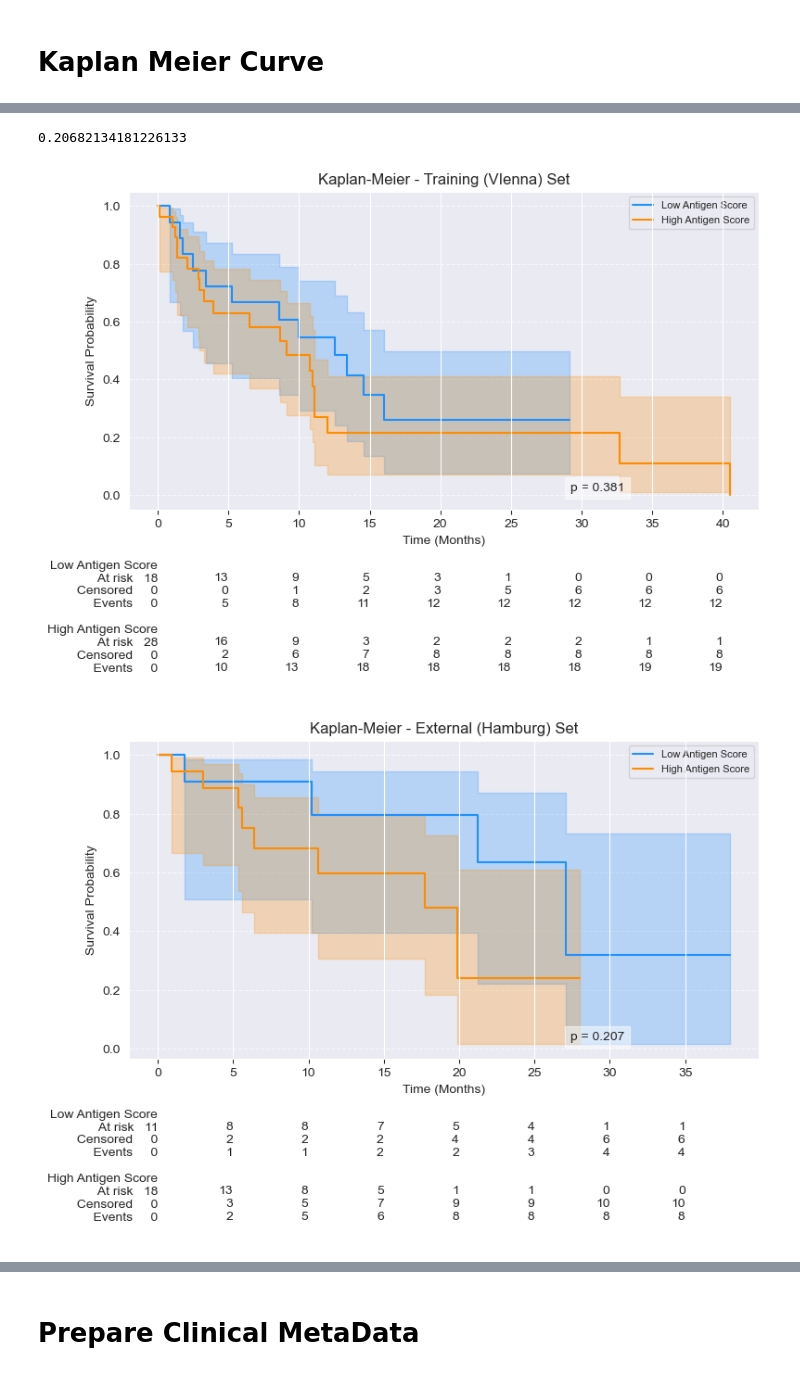
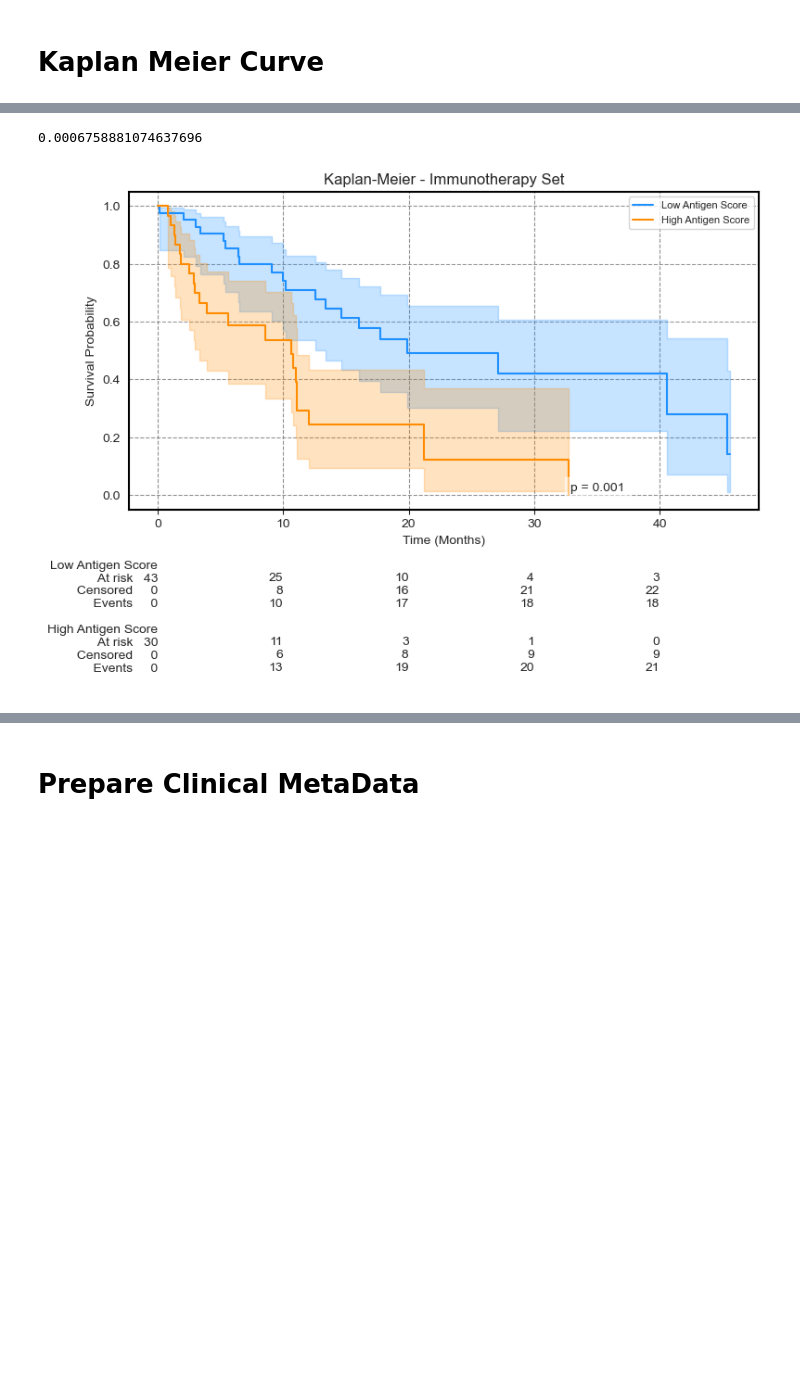
Before and after one commit to csReynaB/HCC-MUW, a Jupyter notebook: survival_analysis_HCC.ipynb, the cells around one changed output, grey strips where cells are left out. Cells and saved outputs as stored; diff of their text form; code cells hidden in the pictures; blank space fills up the shorter version.

Commit message:
Working on HCC project... Repeats shows similar pattern

```diff
--- a/survival_analysis_HCC.ipynb
+++ b/survival_analysis_HCC.ipynb
@@ -1069,0 +2615,12 @@ Passing `palette` without assigning `hue` is deprecated and will be removed in v
+# %%
+#62, 79, 36, 32, 20, 42, 45, 64, 1, 17
+#32 best so far, 36 good
+#20 externally good but responders vs ant score not good (20 peptides soso, but 15 or 25 not)
+# 42 externally good but responders vs ant score not good (20 pept multi model significant, but not 15 pept)
+# 45 externally good but use manual threshold tuning 0.45 instead of maxstat with 20peptides, responders vs antigen below 0.05 both
+results = load("/home/creyna/Vogl-lab_Projects_git/HCC/results_nestedCV/Renested_cv_results_bestmodel_auc_17.joblib")
+#results = load("nested_cv_results_bestmodel.joblib")
+#results = load("repeat_nested_cv_results_bestmodel_auc_1.joblib")
+train_shap_values = results['train_shap_values'].astype("Sparse[float]")
+#train_shap_values = train_shap_values[train_shap_values.index.isin(y_time_train.index)]
+results['c_index_train']
@@ -1090,0 +2801,5 @@ plot_table_top_features(feature_importance_train,
+# %%
+train_shap_values = results['train_shap_values']
+top_peptides_train = train_shap_values.abs().mean(0).sort_values(ascending=False).head(20).index
+antigen_scores_time_event_train, antigen_threshold_train, shap_scaler_train, antigen_scaler_train = calculate_antigen_scores_scaled(train_shap_values, y_time_train.abs(), y_event_train, top_peptides_train, scaler=None, scaler_antigens=None, threshold=0.5073865, return_all = True) #0.503159 #0.6512629
+antigen_scores_time_event_train.to_csv("antigen_scores_test.csv", index=False)
@@ -1132,8 +2891,0 @@ plot_time_dependent_auc_with_table(time_points_train, auc_values_train, mean_auc
-# %%
-shap_values_train_df = pd.DataFrame({'SHAP value': np.abs(train_shap_values).mean(0)}, index=X_train.columns).sort_values(by='SHAP value', ascending=False)
-shap_threshold_train = shap_values_train_df['SHAP value'].quantile(0.98)
-top_peptides_train = shap_values_train_df.head(30).index
-# #top_peptides_train = shap_values_train_df[shap_values_train_df['SHAP value'] > shap_threshold_train].index
-shap_values_train_df = pd.DataFrame(train_shap_values, columns=X_train.columns, index=all_validation_indices)
-antigen_scores_time_event_train, antigen_threshold_train, shap_scaler_train, antigen_scaler_train = calculate_antigen_scores_scaled(shap_values_train_df, y_time_train.abs(), y_event_train, top_peptides_train, scaler=None, scaler_antigens=None, threshold=None, val_quantile=40, return_all = True)
-antigen_scores_time_event_train
@@ -1330,17 +2899,10 @@ labels = {0: 'Low Antigen Score', 1: 'High Antigen Score'}
 
 # Plot for Training Set
 plot_kaplan_meier(antigen_scores_time_event_train, 'OS months', 'OS Status', 'Antigen Score (Dichotomized)', labels,
-                  title="Kaplan-Meier - Training (VIenna) Set",
+                  title="Kaplan-Meier - Immunotherapy Set",
                   xlabel="Time (Months)", ylabel="Survival Probability",
-                  save_fig=True, figures_dir=config.figures_dir, suffix_file=f'xgb_Cox-Hazard_trainingSet_{number_peptides}')
+                  save_fig=False, figures_dir=config.figures_dir, suffix_file=f'xgb_Cox-Hazard_trainingSet_{number_peptides}')
 # Perform log-rank test for Training Set
 perform_logrank_test(antigen_scores_time_event_train, 'OS months', 'OS Status', 'Antigen Score (Dichotomized)')
-
-# Plot for Hamburg (External) Set
-plot_kaplan_meier(antigen_scores_time_event_ext, 'OS months', 'OS Status', 'Antigen Score (Dichotomized)', labels,
-                  title="Kaplan-Meier - External (Hamburg) Set",
-                  xlabel="Time (Months)", ylabel="Survival Probability",
-                  save_fig=True, figures_dir=config.figures_dir, suffix_file=f'xgb_Cox-Hazard_externalSet_{number_peptides}')
-# Perform log-rank test for External Set
-perform_logrank_test(antigen_scores_time_event_ext, 'OS months', 'OS Status', 'Antigen Score (Dichotomized)')
+#00023073993660940222
 # %% [output]
@@ -1351,3 +2910,2 @@ Log-Rank Test p-value: 0.2068
-0.20682134181226133
+0.0006758881074637696
-[figure, old version]
+[figure, new version]
-[figure, removed]
```
Also changed, not shown: parts of 127 cells of this notebook, 5 other files.
